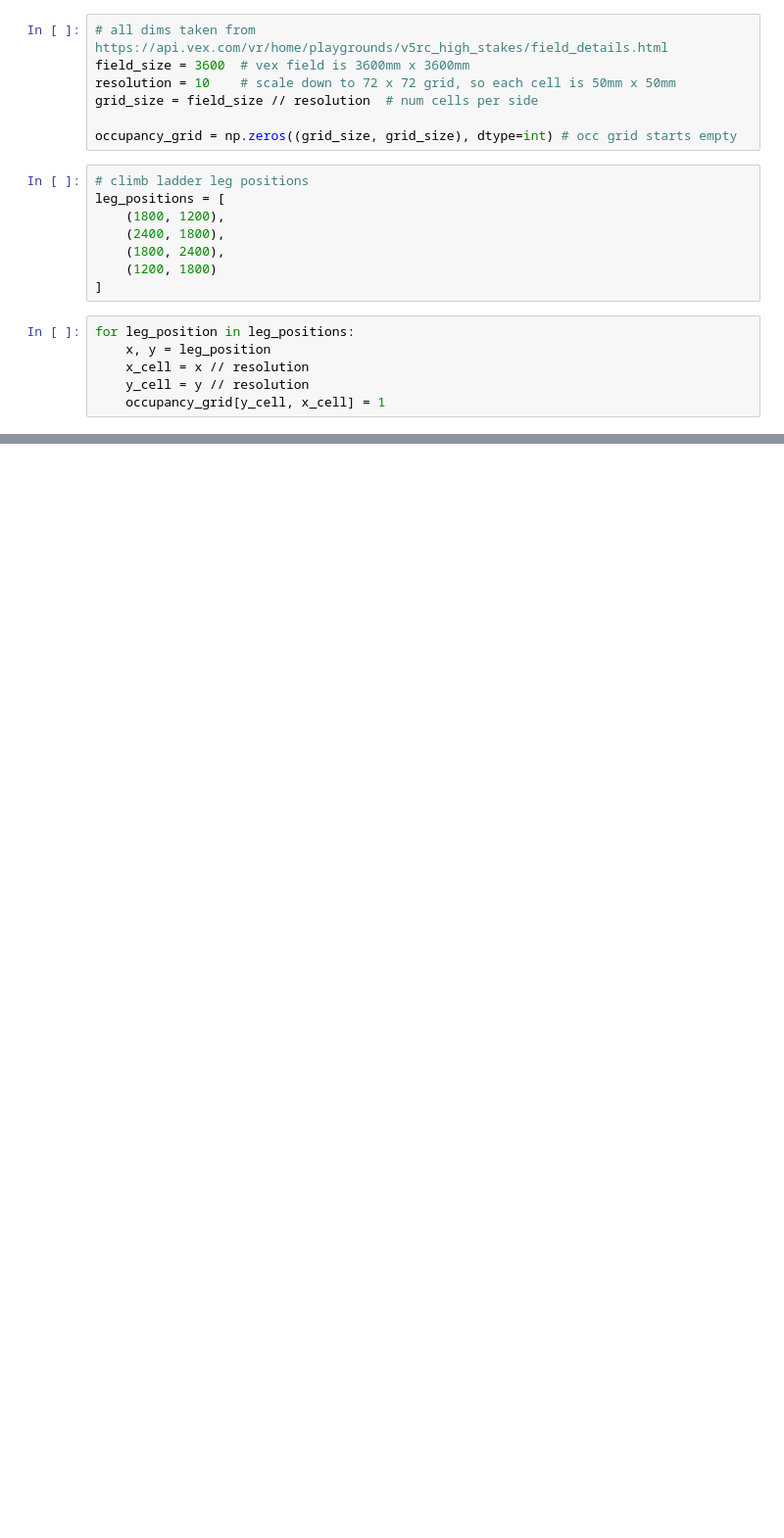
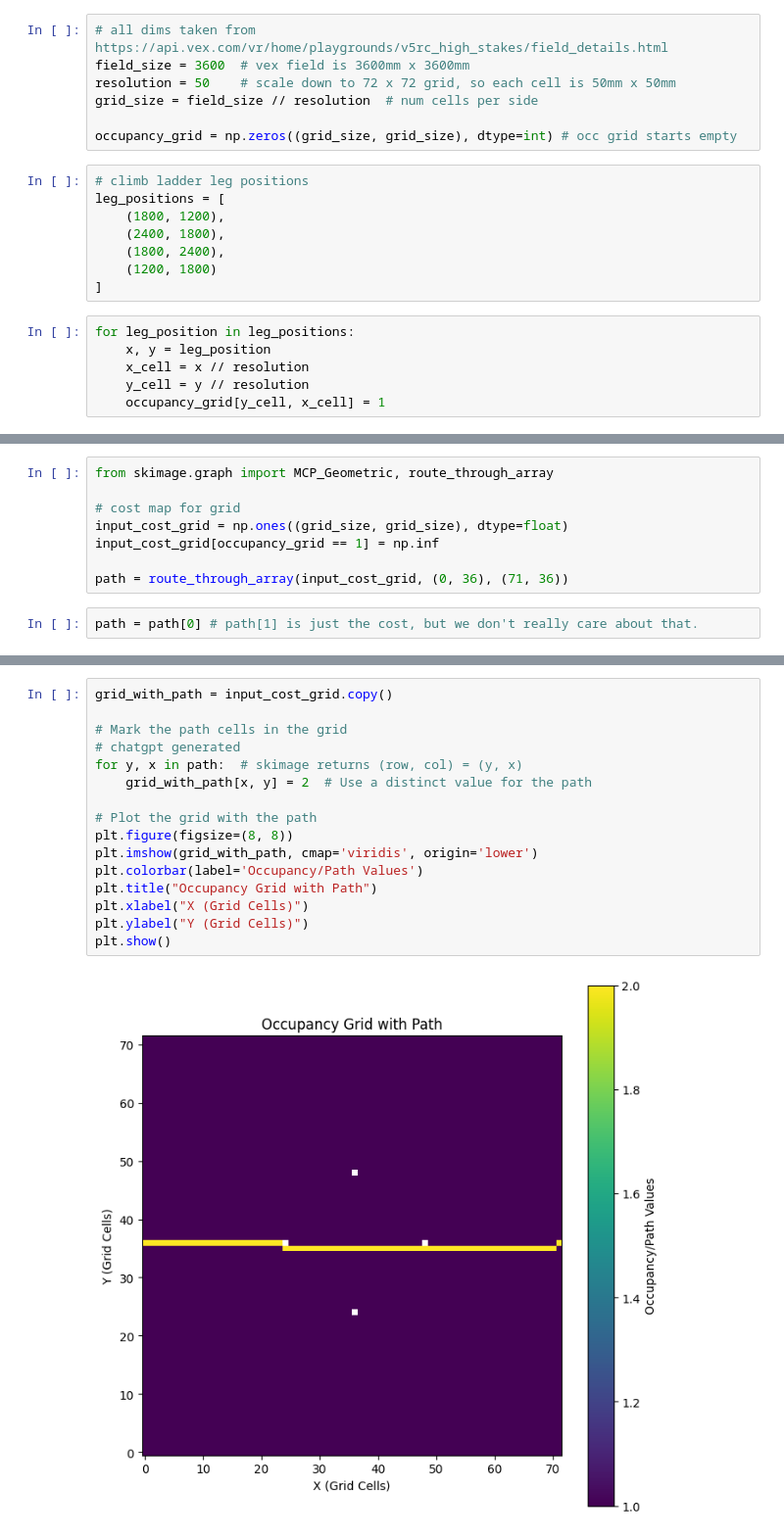
Before and after one commit to sgarg26/Scitech-VexAI, a Jupyter notebook: grid.ipynb, the cells around one changed output, grey strips where cells are left out. Shown: that part at 98% size. Saved outputs shown, nothing was run; the diff lists cells and outputs as text; blank space fills up the shorter version.

```diff
--- a/grid.ipynb
+++ b/grid.ipynb
@@ -4,7 +4,7 @@ import matplotlib.pyplot as plt
 # %%
 # all dims taken from https://api.vex.com/vr/home/playgrounds/v5rc_high_stakes/field_details.html
 field_size = 3600  # vex field is 3600mm x 3600mm
-resolution = 10    # scale down to 72 x 72 grid, so each cell is 50mm x 50mm
+resolution = 50    # scale down to 72 x 72 grid, so each cell is 50mm x 50mm
 grid_size = field_size // resolution  # num cells per side
 
 occupancy_grid = np.zeros((grid_size, grid_size), dtype=int) # occ grid starts empty
@@ -34,0 +25,10 @@ plt.show()
+# %%
+from skimage.graph import MCP_Geometric, route_through_array
+
+# cost map for grid
+input_cost_grid = np.ones((grid_size, grid_size), dtype=float)
+input_cost_grid[occupancy_grid == 1] = np.inf
+
+path = route_through_array(input_cost_grid, (0, 36), (71, 36))
+# %%
+path = path[0] # path[1] is just the cost, but we don't really care about that.
@@ -34,0 +57,18 @@ plt.show()
+# %%
+grid_with_path = input_cost_grid.copy()
+
+# Mark the path cells in the grid
+# chatgpt generated
+for y, x in path:  # skimage returns (row, col) = (y, x)
+    grid_with_path[x, y] = 2  # Use a distinct value for the path
+
+# Plot the grid with the path
+plt.figure(figsize=(8, 8))
+plt.imshow(grid_with_path, cmap='viridis', origin='lower')
+plt.colorbar(label='Occupancy/Path Values')
+plt.title("Occupancy Grid with Path")
+plt.xlabel("X (Grid Cells)")
+plt.ylabel("Y (Grid Cells)")
+plt.show()
+# %% [output]
+[figure, added]
```
Also changed, not shown: parts of 3 cells of this notebook, 2 other files.
